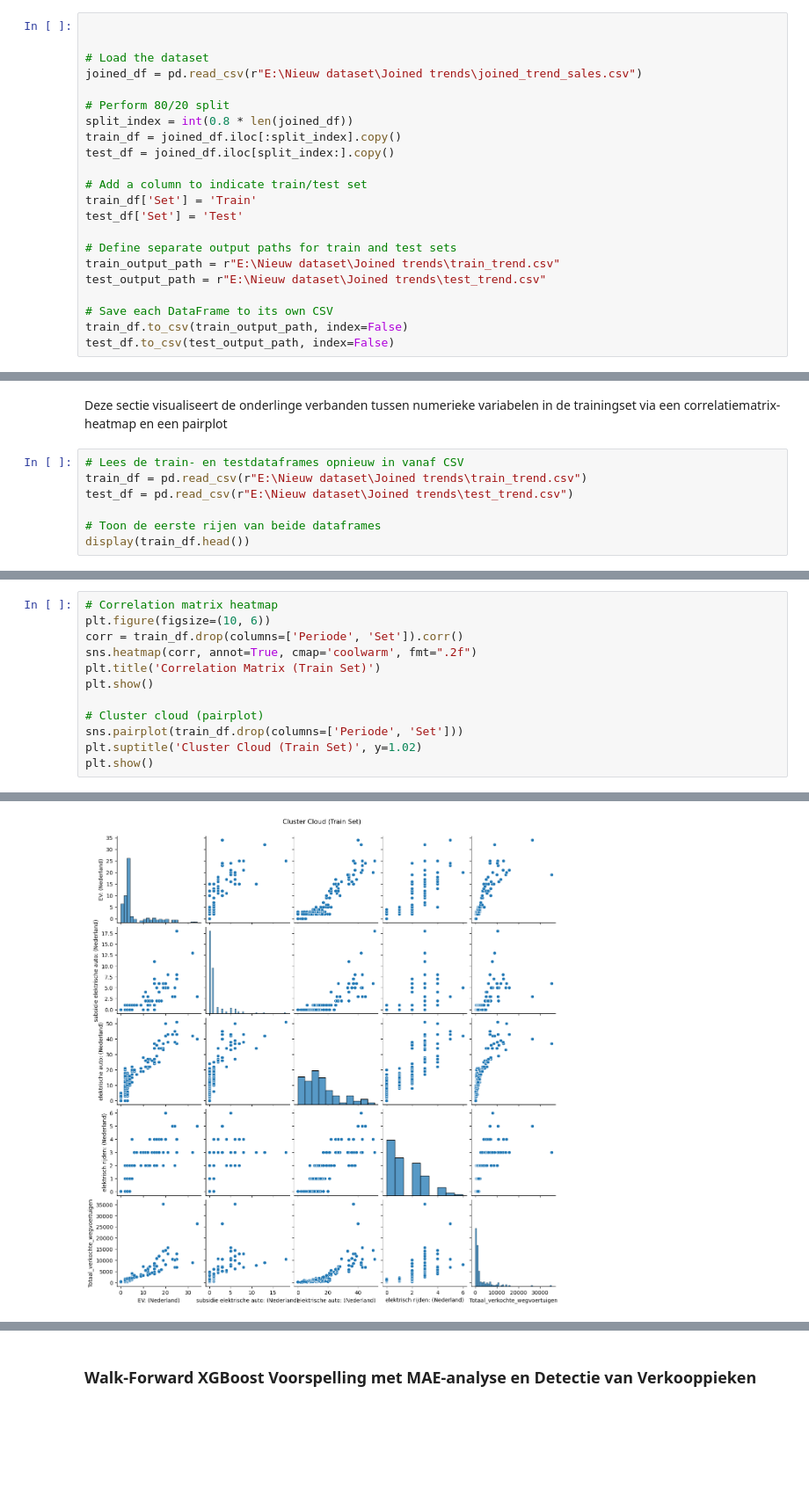
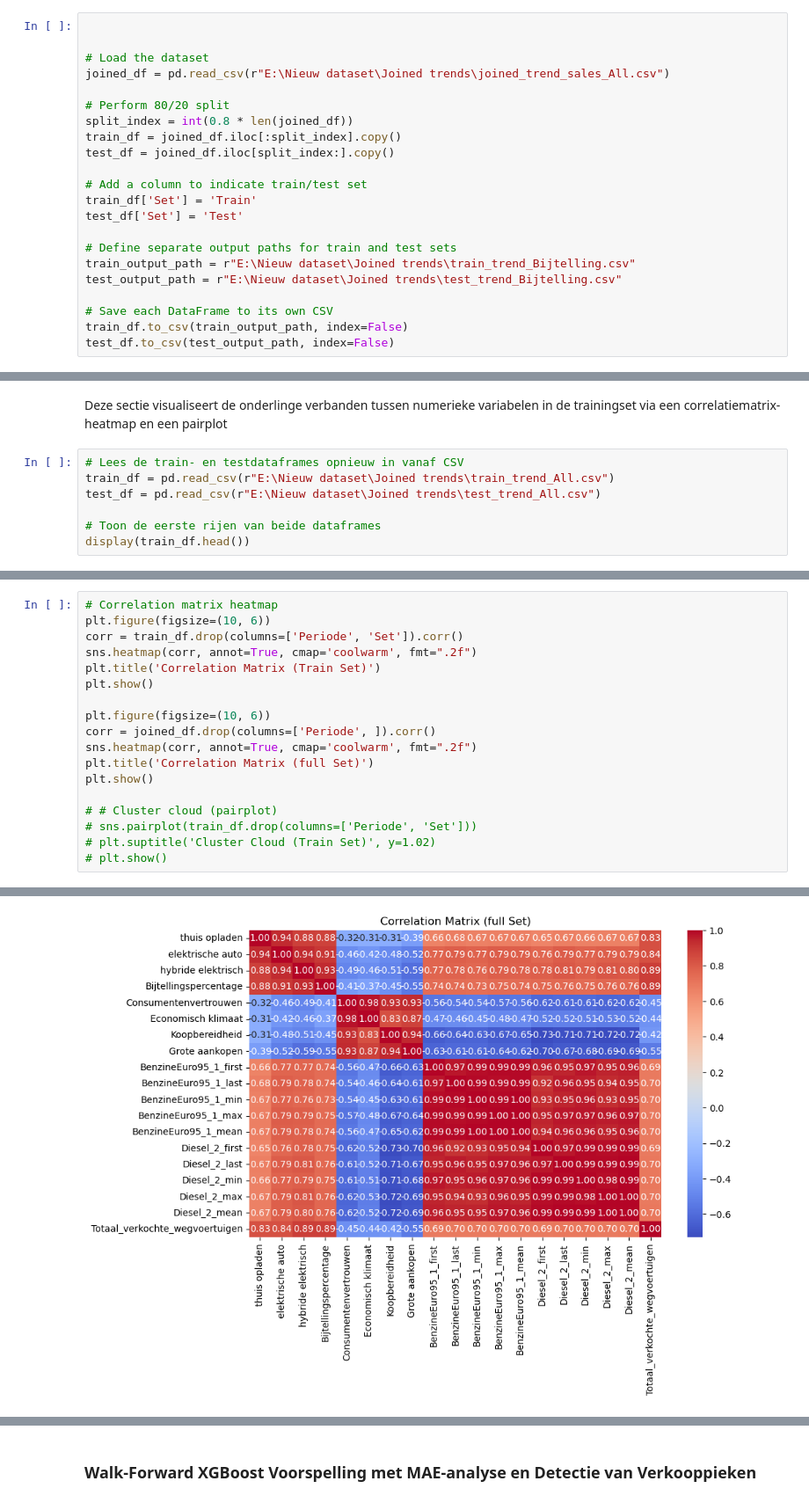
Before and after one commit to DylanHaaz/Tryhard, a Jupyter notebook: v4 _Google_trend/Xgboost _trend.ipynb, the cells around one changed output, grey strips where cells are left out. Shown at 88% size. Saved outputs shown, nothing was run; the diff lists cells and outputs as text; blank space fills up the shorter version.

```diff
--- a/v4 _Google_trend/Xgboost _trend.ipynb
+++ b/v4 _Google_trend/Xgboost _trend.ipynb
@@ -42,7 +42,7 @@ Deze code laadt een samengestelde dataset met verkoop- en trendgegevens in en vo
 
 
 # Load the dataset
-joined_df = pd.read_csv(r"E:\Nieuw dataset\Joined trends\joined_trend_sales.csv")
+joined_df = pd.read_csv(r"E:\Nieuw dataset\Joined trends\joined_trend_sales_All.csv")
 
 # Perform 80/20 split
 split_index = int(0.8 * len(joined_df))
@@ -54,8 +54,8 @@ train_df['Set'] = 'Train'
 test_df['Set'] = 'Test'
 
 # Define separate output paths for train and test sets
-train_output_path = r"E:\Nieuw dataset\Joined trends\train_trend.csv"
-test_output_path = r"E:\Nieuw dataset\Joined trends\test_trend.csv"
+train_output_path = r"E:\Nieuw dataset\Joined trends\train_trend_Bijtelling.csv"
+test_output_path = r"E:\Nieuw dataset\Joined trends\test_trend_Bijtelling.csv"
 
 # Save each DataFrame to its own CSV
 train_df.to_csv(train_output_path, index=False)
@@ -66,8 +66,8 @@ test_df.to_csv(test_output_path, index=False)
 Deze sectie visualiseert de onderlinge verbanden tussen numerieke variabelen in de trainingset via een correlatiematrix-heatmap en een pairplot
 # %%
 # Lees de train- en testdataframes opnieuw in vanaf CSV
-train_df = pd.read_csv(r"E:\Nieuw dataset\Joined trends\train_trend.csv")
-test_df = pd.read_csv(r"E:\Nieuw dataset\Joined trends\test_trend.csv")
+train_df = pd.read_csv(r"E:\Nieuw dataset\Joined trends\train_trend_All.csv")
+test_df = pd.read_csv(r"E:\Nieuw dataset\Joined trends\test_trend_All.csv")
 
 # Toon de eerste rijen van beide dataframes
 display(train_df.head())
@@ -86,8 +86,14 @@ sns.heatmap(corr, annot=True, cmap='coolwarm', fmt=".2f")
 plt.title('Correlation Matrix (Train Set)')
 plt.show()
 
-# Cluster cloud (pairplot)
-sns.pairplot(train_df.drop(columns=['Periode', 'Set']))
-plt.suptitle('Cluster Cloud (Train Set)', y=1.02)
+plt.figure(figsize=(10, 6))
+corr = joined_df.drop(columns=['Periode', ]).corr()
+sns.heatmap(corr, annot=True, cmap='coolwarm', fmt=".2f")
+plt.title('Correlation Matrix (full Set)')
 plt.show()
+
+# # Cluster cloud (pairplot)
+# sns.pairplot(train_df.drop(columns=['Periode', 'Set']))
+# plt.suptitle('Cluster Cloud (Train Set)', y=1.02)
+# plt.show()
 # %% [output]
@@ -95 +101 @@ plt.show()
-[figure, old version]
+[figure, new version]
```
Also changed, not shown: parts of 17 cells of this notebook, 5 other files.
